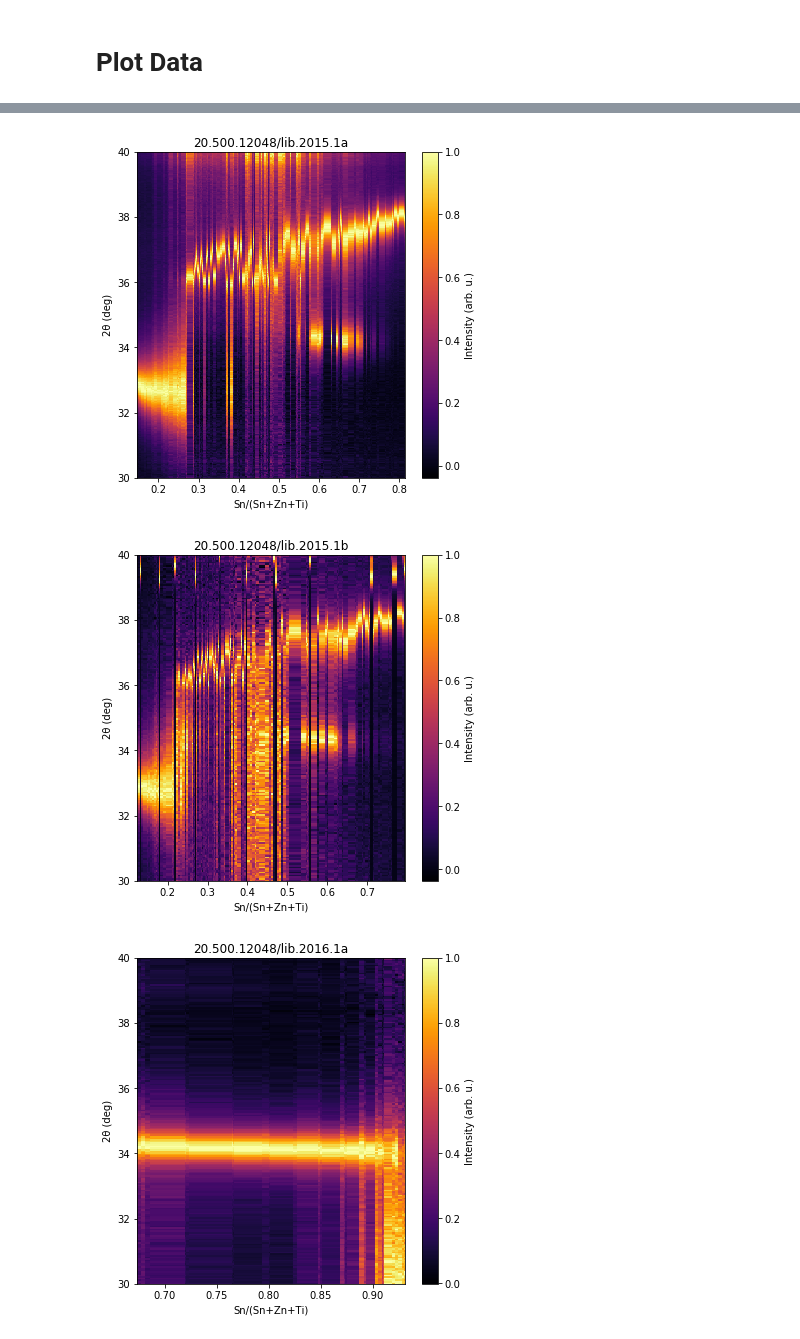
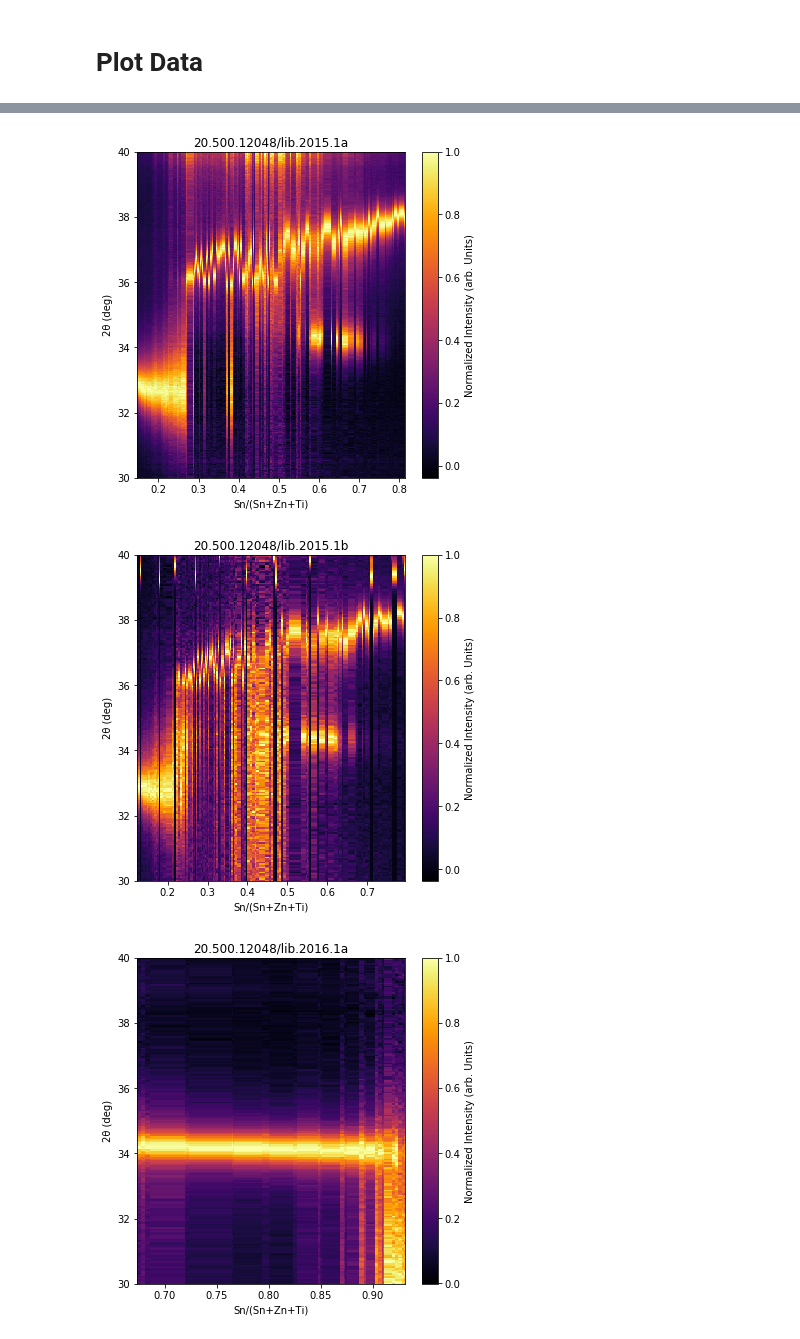
Before and after one commit to usnistgov/NIST-NREL-Interlaboratory-Figures, a Jupyter notebook: xrd-heat-map-composition-sorted.ipynb, the cells around one changed output, grey strips where cells are left out. Saved outputs shown, nothing was run; the diff lists cells and outputs as text; code cells hidden in the pictures.

```diff
--- a/xrd-heat-map-composition-sorted.ipynb
+++ b/xrd-heat-map-composition-sorted.ipynb
@@ -198,7 +198,7 @@ for lib_id,library in libraries.items():
     plt.xlabel('Sn/(Sn+Zn+Ti)')
     plt.ylabel('2θ (deg)')
     cbar = plt.colorbar()
-    cbar.set_label('Intensity (arb. u.)',rotation=90)
+    cbar.set_label('Normalized Intensity (arb. Units)',rotation=90)
     plt.title(lib_id)
     f_name = 'xrd-Sn-'+lib_id.replace('20.500.12048/','')+'.pdf'
     plt.savefig(f_name, bbox_inches='tight')
@@ -226,34 +226,34 @@ for lib_id,library in libraries.items():
     condition = np.logical_and(lib_theta_list_arr >= theta_min, lib_theta_list_arr <= theta_max)
     lib_theta_list_new = lib_theta_list_arr[condition]
     lib_theta_list = list(lib_theta_list_new)
 
     xrd_mat = list()
     for xrd in lib_xrd_list:
         pattern = np.array(xrd_patterns[xrd]['data']['intensity']['value'])
         bg = snip_method(pattern,0.0,1.0,0.0,iter_num=20)
         pattern_bg_sub = pattern - bg
         pattern_range = pattern_bg_sub[condition]
         pattern_norm = pattern_range/max(pattern_range)
         xrd_mat.append(list(pattern_norm))
 
 
     xrd_mat_np = np.array(xrd_mat)
     xrd_mat_np_T = np.transpose(xrd_mat_np)
 
     X,Y = np.meshgrid(lib_Sn_list,lib_theta_list)
     Z = xrd_mat_np_T
 
     plt.figure(figsize=(6,6))
     plt.pcolormesh(X,Y,Z,cmap='inferno',linewidth=0,rasterized=True)
     plt.xlabel('Sn/(Sn+Zn+Ti)')
     plt.ylabel('2θ (deg)')
     cbar = plt.colorbar()
-    cbar.set_label('Intensity (arb. u.)',rotation=90)
+    cbar.set_label('Normalized Intensity (arb. Units)',rotation=90)
     plt.title(lib_id)
     f_name = 'xrd-Sn-range-'+lib_id.replace('20.500.12048/','')+'.pdf'
     plt.savefig(f_name, bbox_inches='tight')
     plt.show()
 # %% [output]
-[figure, old version]
+[figure, new version]
-[figure, old version]
+[figure, new version]
-[figure, old version]
+[figure, new version]
```
Also changed, not shown: parts of 4 cells of this notebook, 18 other files.
